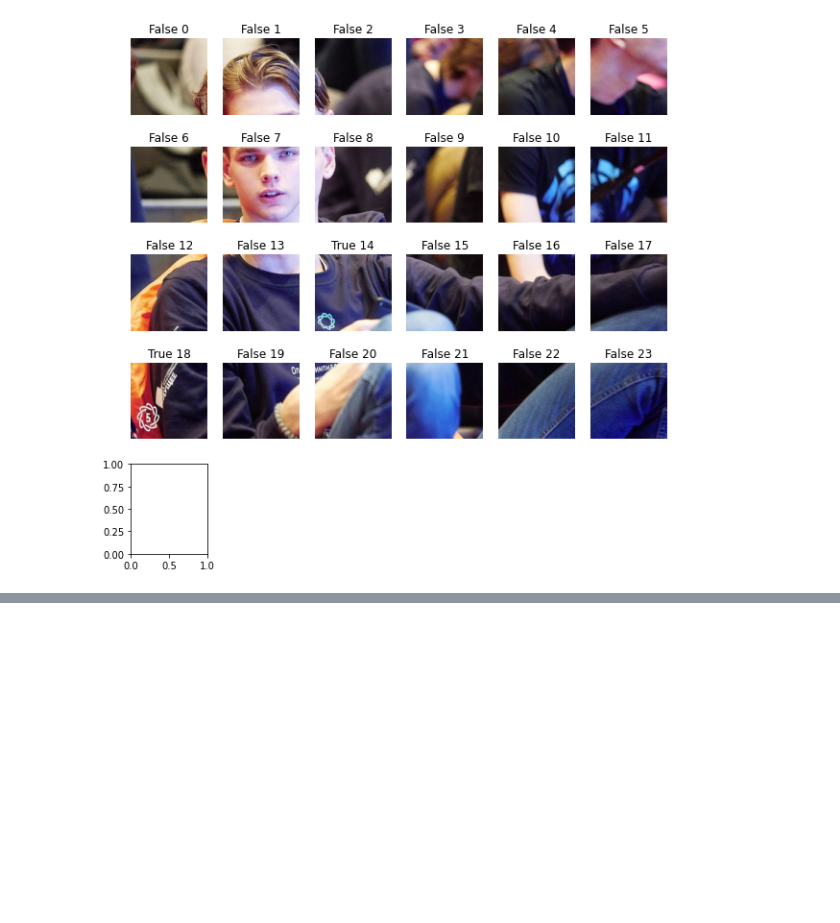
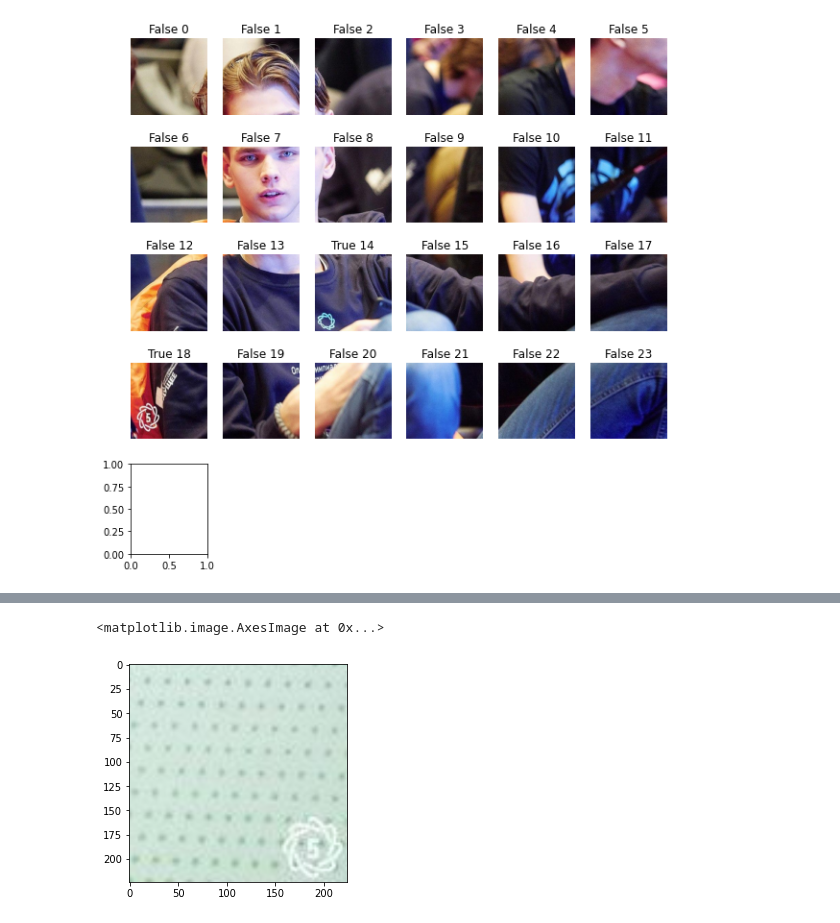
Before and after one commit to LeonidMurashov/nti-cv, a Jupyter notebook: mobilenet-cascade.ipynb, the cells around one changed output, grey strips where cells are left out. Drawn from its saved outputs; the diff is of its cells as text; code cells hidden in the pictures; blank space fills up the shorter version.

```diff
--- a/mobilenet-cascade.ipynb
+++ b/mobilenet-cascade.ipynb
@@ -174,0 +153,5 @@ False False True
+# %%
+plt.imshow(angles[3])
+# %% [output]
+<matplotlib.image.AxesImage at 0x...>
+[figure, added]
```
Also changed, not shown: parts of 5 cells of this notebook, 2 other files.
